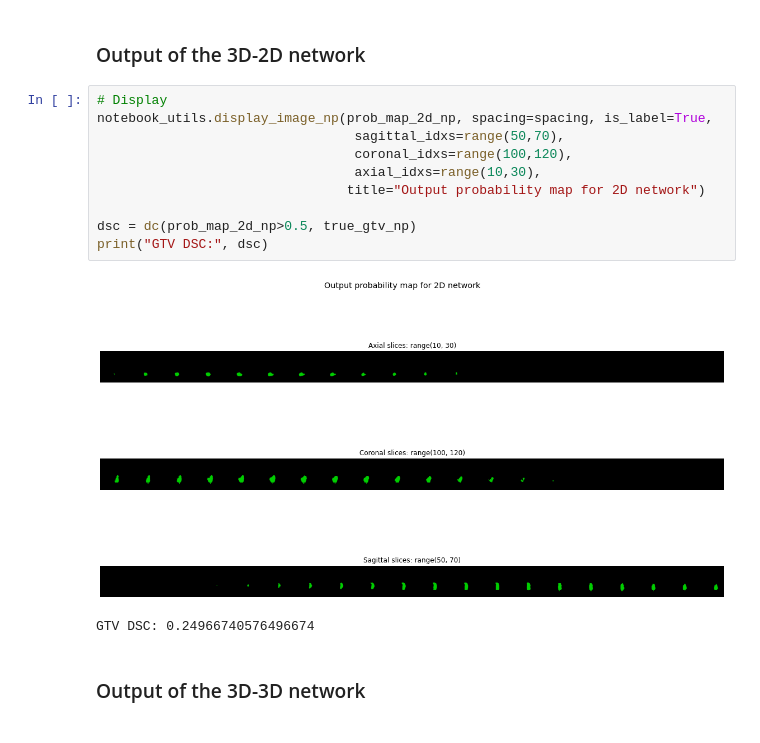
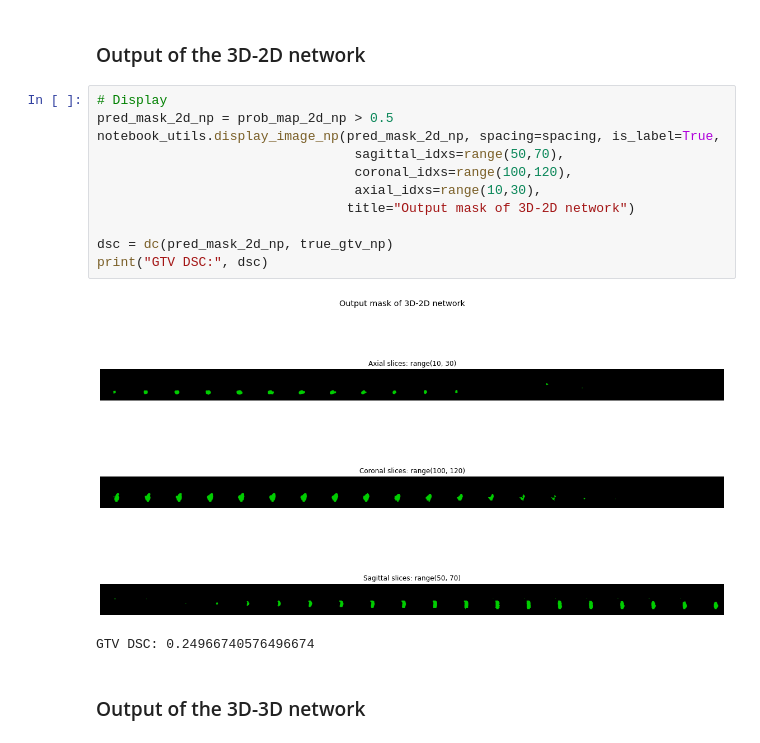
Before and after one commit to MaastrichtU-CDS/projects_image-standardization-and-domain-adaptation_hecktor-segmentation-challenge, a Jupyter notebook: notebooks/Ensembling.ipynb, the cells around one changed output. Saved outputs shown, nothing was run; the diff lists cells and outputs as text.

Commit message:
minor changes in Ensembling notebook

```diff
--- a/notebooks/Ensembling.ipynb
+++ b/notebooks/Ensembling.ipynb
@@ -53,16 +53,17 @@ GTV DSC: 1.0
 ### Output of the 3D-2D network
 # %%
 # Display
-notebook_utils.display_image_np(prob_map_2d_np, spacing=spacing, is_label=True,
+pred_mask_2d_np = prob_map_2d_np > 0.5
+notebook_utils.display_image_np(pred_mask_2d_np, spacing=spacing, is_label=True,
                                  sagittal_idxs=range(50,70),
                                  coronal_idxs=range(100,120),
                                  axial_idxs=range(10,30),
-                                title="Output probability map for 2D network")
+                                title="Output mask of 3D-2D network")
 
-dsc = dc(prob_map_2d_np>0.5, true_gtv_np)
+dsc = dc(pred_mask_2d_np, true_gtv_np)
 print("GTV DSC:", dsc)
 # %% [output]
-[figure, old version]
+[figure, new version]
 GTV DSC: 0.24966740576496674
 # %% [markdown]
 ### Output of the 3D-3D network
```
Also changed, not shown: parts of 1 cell of this notebook.
